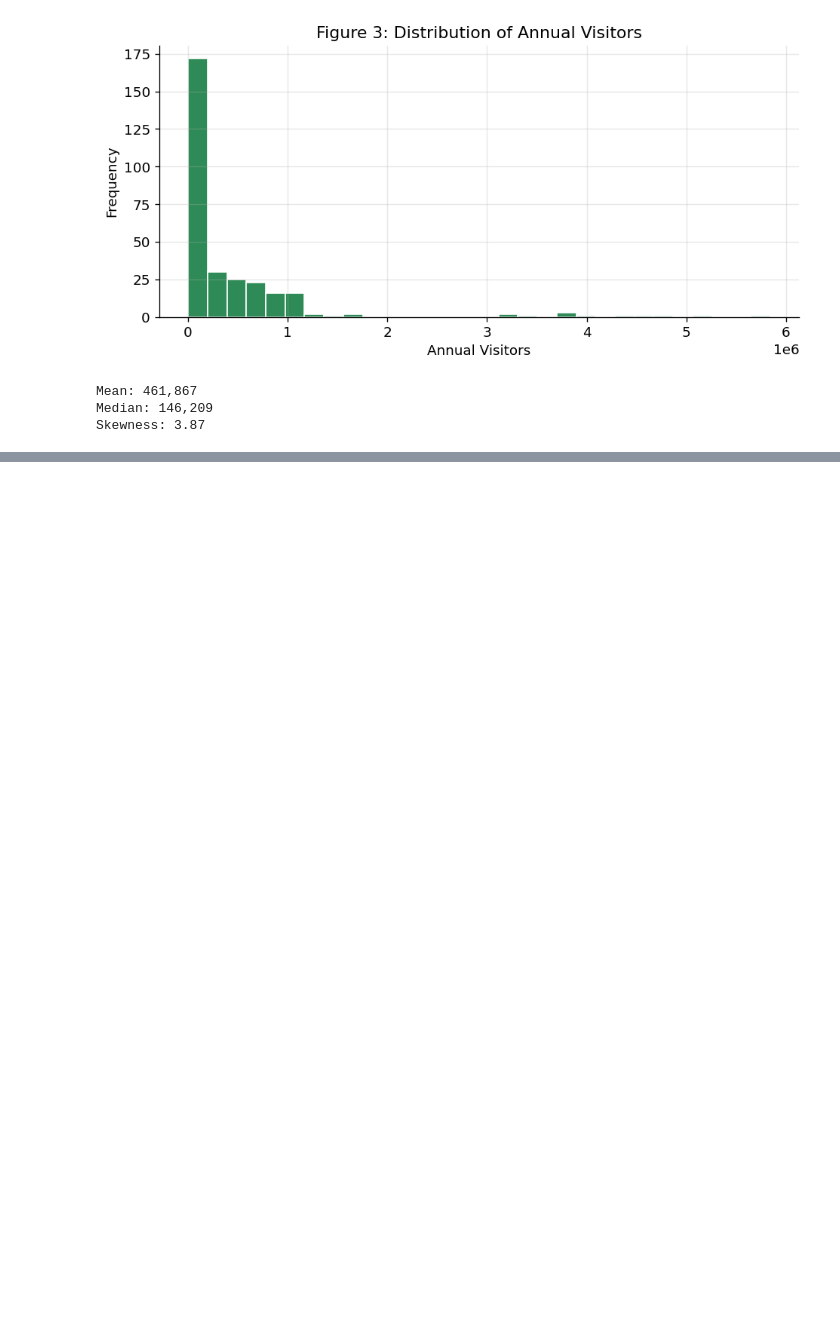
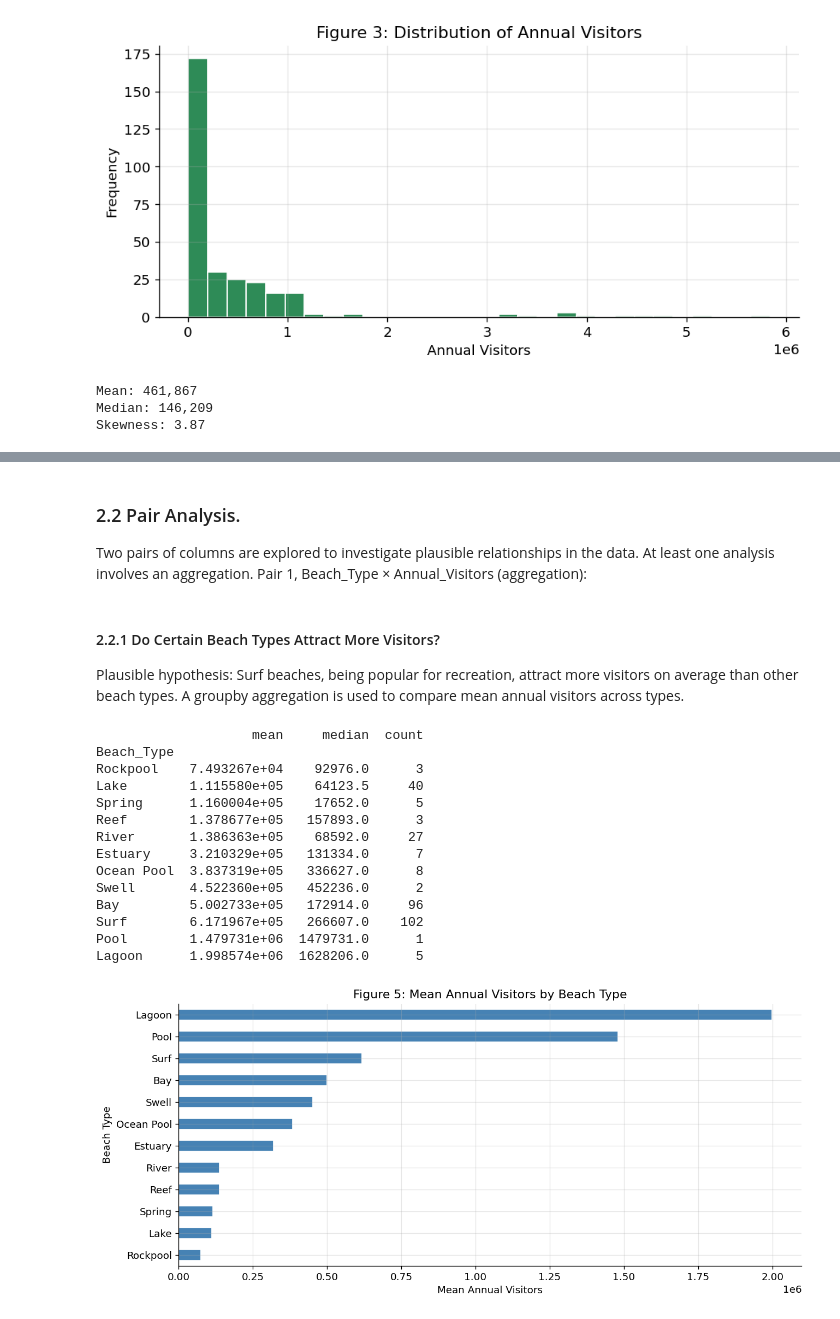
Before and after one commit to Bikram2051/Bikram2051-COS60008-Assignment, a Jupyter notebook: COS60008_assignment_105974087.ipynb, the cells around one changed output, grey strips where cells are left out. Cells and saved outputs as stored; diff of their text form; code cells hidden in the pictures; blank space fills up the shorter version.

Commit message:
2 pair analysis

```diff
--- a/COS60008_assignment_105974087.ipynb
+++ b/COS60008_assignment_105974087.ipynb
@@ -701,3 +701,44 @@ print(f"Std: {df_main['Water_Quality_Rating'].std():.2f}")
 Mean: 3.96
 Median: 4.0
 Std: 0.58
+# %% [markdown]
+### 2.2 Pair Analysis.
+Two pairs of columns are explored to investigate plausible relationships in the data.
+At least one analysis involves an aggregation.
+Pair 1, Beach_Type × Annual_Visitors (aggregation):
+# %% [markdown]
+#### 2.2.1 Do Certain Beach Types Attract More Visitors?
+Plausible hypothesis: Surf beaches, being popular for recreation, attract more
+visitors on average than other beach types. A groupby aggregation is used to
+compare mean annual visitors across types.
+# %%
+# Aggregation: mean Annual_Visitors grouped by Beach_Type.
+bt_visitors = (df_main.groupby('Beach_Type')['Annual_Visitors']
+               .agg(['mean', 'median', 'count'])
+               .sort_values('mean', ascending=True))
+
+print(bt_visitors.to_string())
+
+fig, ax = plt.subplots(figsize=(11, 5))
+bt_visitors['mean'].plot.barh(ax=ax, color='steelblue', edgecolor='white')
+ax.set_xlabel('Mean Annual Visitors')
+ax.set_ylabel('Beach Type')
+ax.set_title('Figure 5: Mean Annual Visitors by Beach Type')
+plt.tight_layout()
+plt.show()
+# %% [output]
+                    mean     median  count
+Beach_Type
+Rockpool    7.493267e+04    92976.0      3
+Lake        1.115580e+05    64123.5     40
+Spring      1.160004e+05    17652.0      5
+Reef        1.378677e+05   157893.0      3
+River       1.386363e+05    68592.0     27
+Estuary     3.210329e+05   131334.0      7
+Ocean Pool  3.837319e+05   336627.0      8
+Swell       4.522360e+05   452236.0      2
+Bay         5.002733e+05   172914.0     96
+Surf        6.171967e+05   266607.0    102
+Pool        1.479731e+06  1479731.0      1
+Lagoon      1.998574e+06  1628206.0      5
+[figure, added]
```
Also changed, not shown: parts of 3 cells of this notebook.
